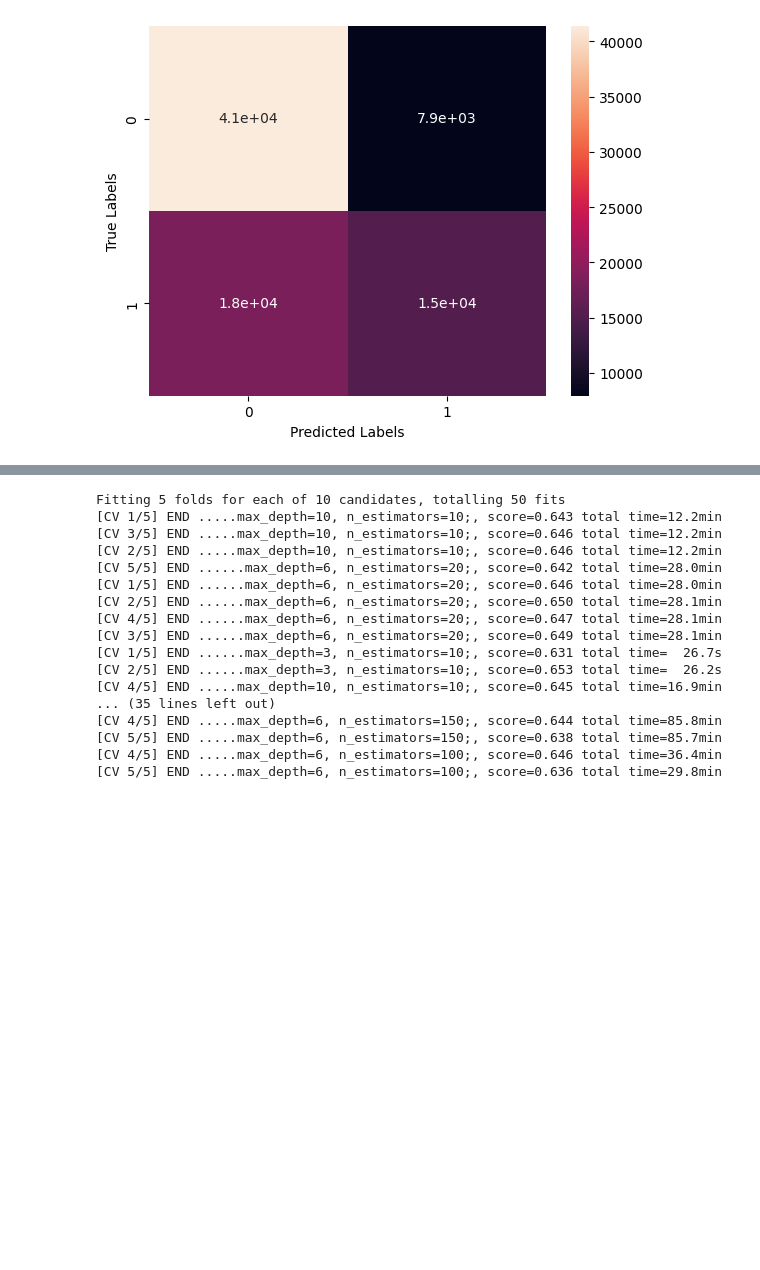
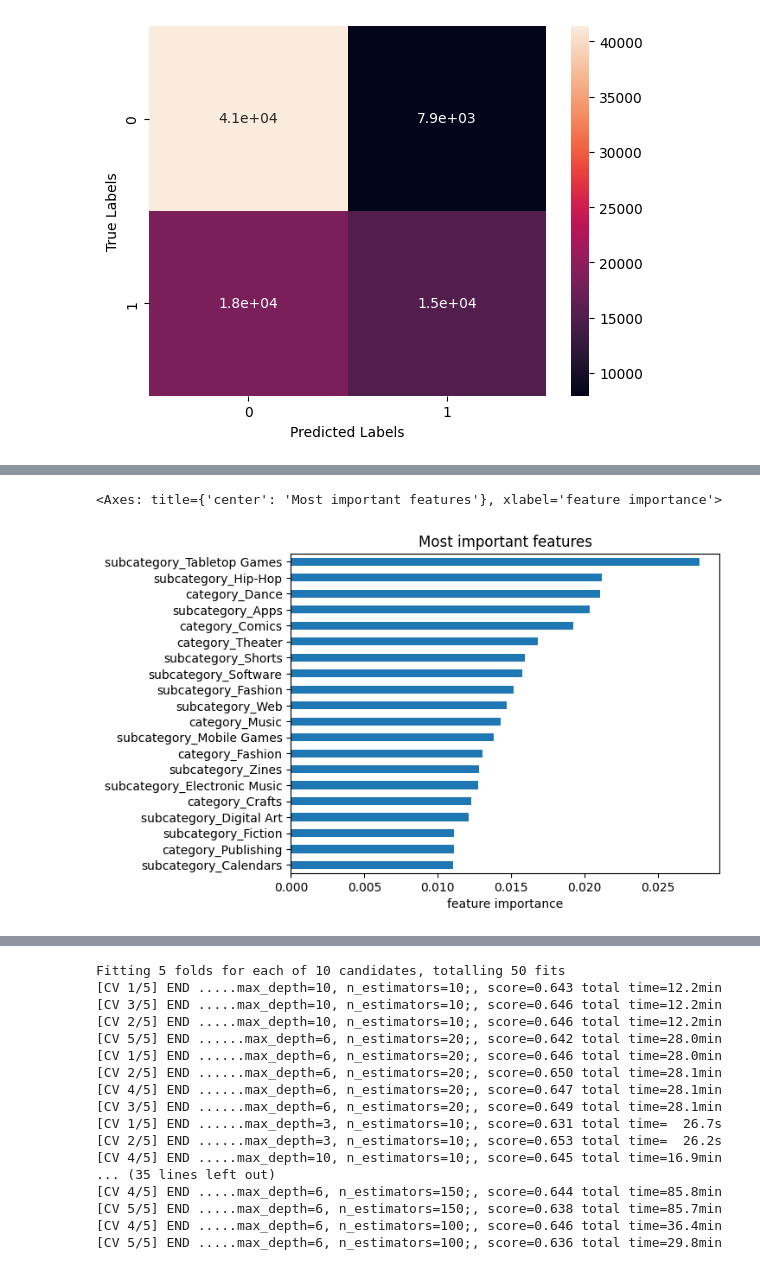
Before and after one commit to Bodegraven1991/Kickstarter_machine_learning_project, a Jupyter notebook: XGBoost.ipynb, the cells around one changed output, grey strips where cells are left out. Drawn from its saved outputs; the diff is of its cells as text; code cells hidden in the pictures; blank space fills up the shorter version.

```diff
--- a/XGBoost.ipynb
+++ b/XGBoost.ipynb
@@ -523,0 +530,7 @@ sns.heatmap(conf_matrix, annot=True)
+# %%
+# getting the top twenty feature importance
+feat_importances = pd.Series(xgb_best3.feature_importances_, index=X.columns)
+feat_importances.nlargest(20)[::-1].plot(kind='barh', xlabel='feature importance', title='Most important features')
+# %% [output]
+<Axes: title={'center': 'Most important features'}, xlabel='feature importance'>
+[figure, added]
```
Also changed, not shown: parts of 7 cells of this notebook, 9 other files.
